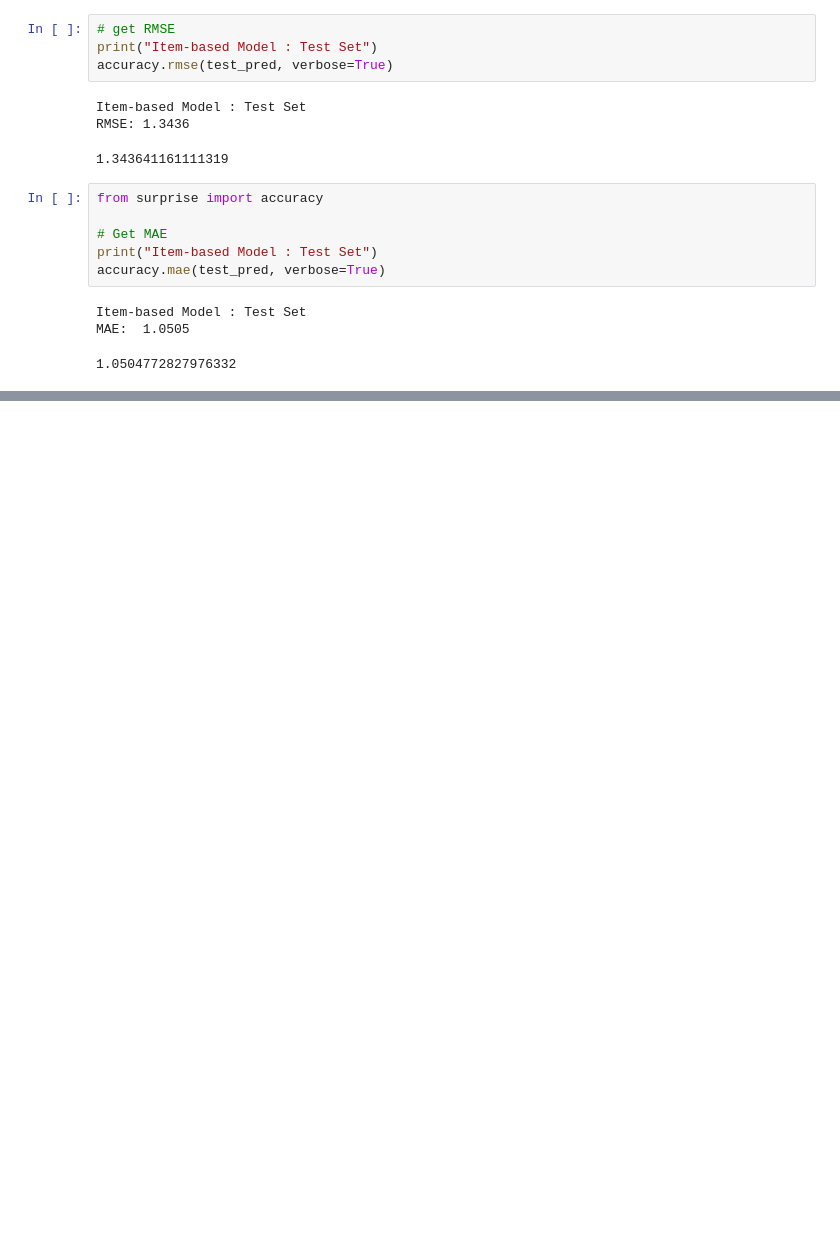
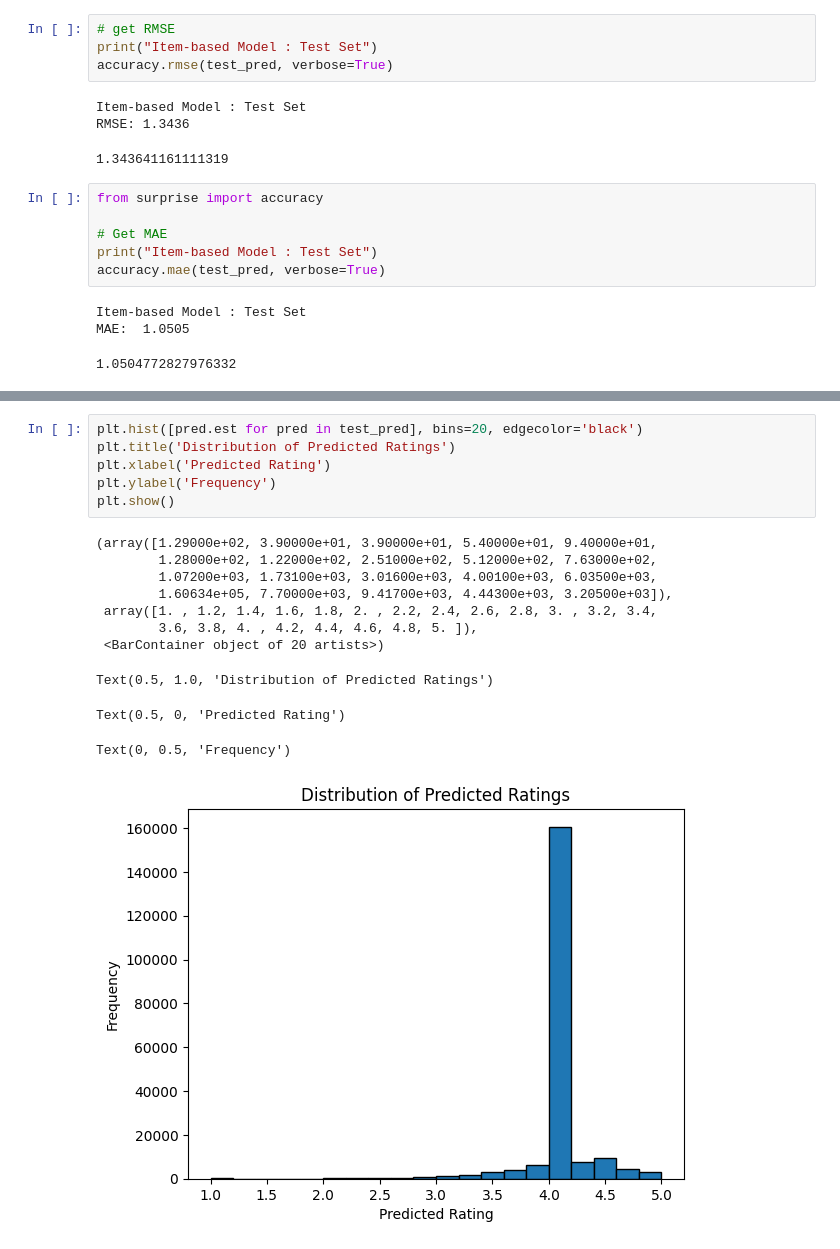
Before and after one commit to olober76/AmazonRecomsys, a Jupyter notebook: AmazonRecomSys.ipynb, the cells around one changed output, grey strips where cells are left out. Cells and saved outputs as stored; diff of their text form; blank space fills up the shorter version.

```diff
--- a/AmazonRecomSys.ipynb
+++ b/AmazonRecomSys.ipynb
@@ -608,0 +620,18 @@ Test time         1.54    1.45    1.48    0.79    0.87    1.23    0.32
+# %%
+plt.hist([pred.est for pred in test_pred], bins=20, edgecolor='black')
+plt.title('Distribution of Predicted Ratings')
+plt.xlabel('Predicted Rating')
+plt.ylabel('Frequency')
+plt.show()
+# %% [output]
+(array([1.29000e+02, 3.90000e+01, 3.90000e+01, 5.40000e+01, 9.40000e+01,
+        1.28000e+02, 1.22000e+02, 2.51000e+02, 5.12000e+02, 7.63000e+02,
+        1.07200e+03, 1.73100e+03, 3.01600e+03, 4.00100e+03, 6.03500e+03,
+        1.60634e+05, 7.70000e+03, 9.41700e+03, 4.44300e+03, 3.20500e+03]),
+ array([1. , 1.2, 1.4, 1.6, 1.8, 2. , 2.2, 2.4, 2.6, 2.8, 3. , 3.2, 3.4,
+        3.6, 3.8, 4. , 4.2, 4.4, 4.6, 4.8, 5. ]),
+ <BarContainer object of 20 artists>)
+Text(0.5, 1.0, 'Distribution of Predicted Ratings')
+Text(0.5, 0, 'Predicted Rating')
+Text(0, 0.5, 'Frequency')
+[figure, added]
```
Also changed, not shown: parts of 5 cells of this notebook.
